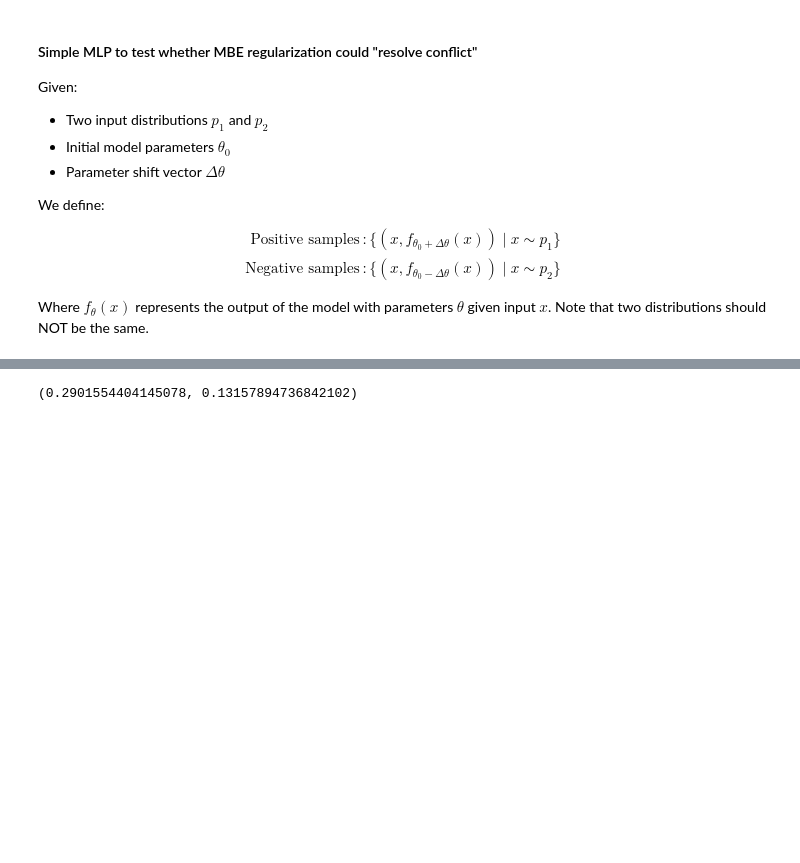
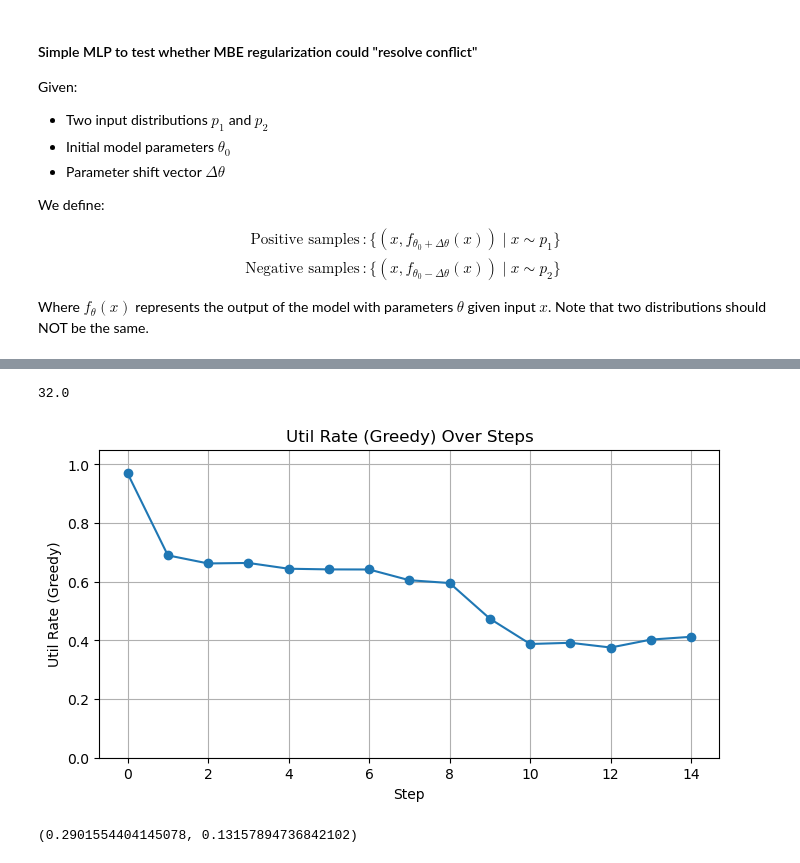
Before and after one commit to fangyuan-ksgk/mod_gpt, a Jupyter notebook: conflict_experience_experiment.ipynb, the cells around one changed output, grey strips where cells are left out. Cells and saved outputs as stored; diff of their text form; code cells hidden in the pictures; blank space fills up the shorter version.

```diff
--- a/conflict_experience_experiment.ipynb
+++ b/conflict_experience_experiment.ipynb
@@ -134,0 +272,24 @@ Training with positive samples first, then negative samples
+# %%
+(25165824 / 768) / 1024
+# %% [output]
+32.0
+# %%
+import torch
+import matplotlib.pyplot as plt
+
+# Util rate (greedy) values as extracted from previous runs
+util_rate_greedy = [
+    0.9695, 0.6899, 0.6623, 0.6640, 0.6443, 0.6420, 0.6417,
+    0.6051, 0.5955, 0.4739, 0.3877, 0.3918, 0.3757, 0.4027, 0.4123
+]
+
+plt.figure(figsize=(8,4))
+plt.plot(util_rate_greedy, marker='o')
+plt.title('Util Rate (Greedy) Over Steps')
+plt.xlabel('Step')
+plt.ylabel('Util Rate (Greedy)')
+plt.ylim(0, 1.05)
+plt.grid(True)
+plt.show()
+# %% [output]
+[figure, added]
```
Also changed, not shown: parts of 6 cells of this notebook, 2 other files.
